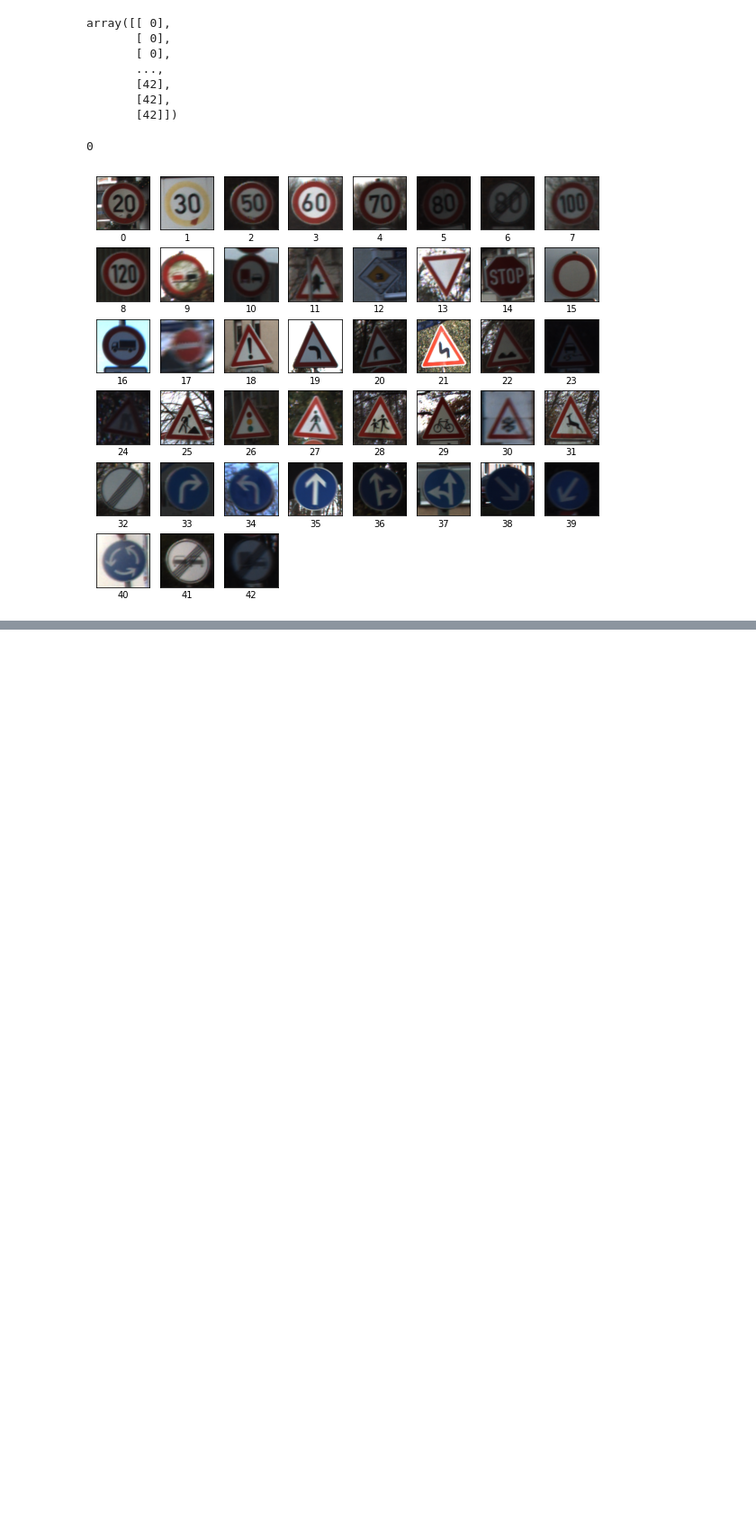
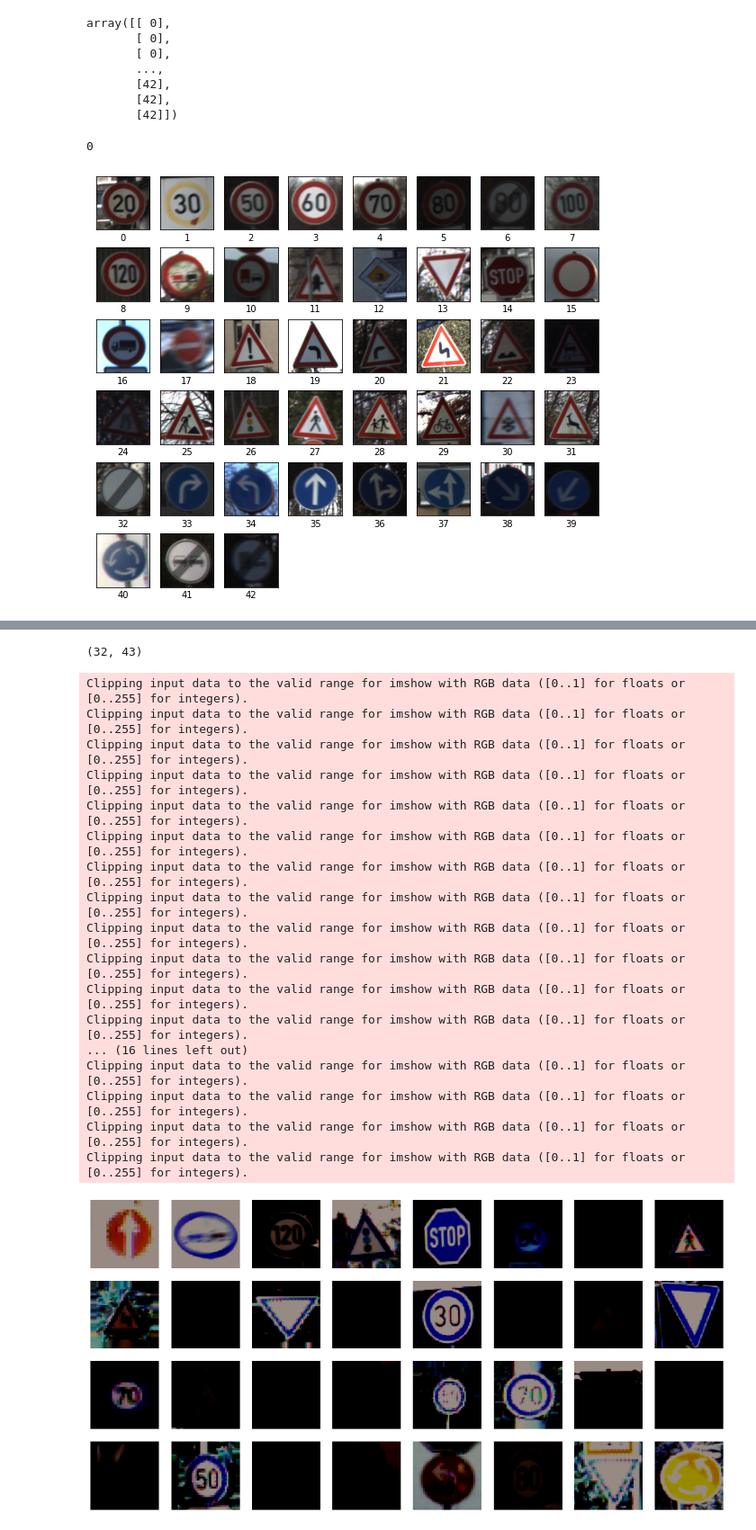
Before and after one commit to clara-kill/ml_tensorflow, a Jupyter notebook: Code/Starter.ipynb, the cells around one changed output, grey strips where cells are left out. Shown at 90% size. Drawn from its saved outputs; the diff is of its cells as text; code cells hidden in the pictures; blank space fills up the shorter version.

```diff
--- a/Code/Starter.ipynb
+++ b/Code/Starter.ipynb
@@ -248,3 +272,5 @@ for i in range(43):
     plt.xlabel(labels_list[select])
 # %% [output]
 [figure]
+# %%
+train_dir = '../content/Data - Copy/archive/Train'
@@ -252,0 +531,28 @@ x_train, x_val, y_train, y_val = train_test_split(data, labels_list, test_size =
+# %%
+val_generator.reset()
+x_val, y_val = next(val_generator)
+#y = to_categorical(pred_labels[0:32], num_classes = 43)
+y.shape
+# %% [output]
+(32, 43)
+# %%
+show_grid(x_val,4,8,label_list=y_val,show_labels=False,figsize=(20,10))
+# %% [output]
+Clipping input data to the valid range for imshow with RGB data ([0..1] for floats or [0..255] for integers).
+Clipping input data to the valid range for imshow with RGB data ([0..1] for floats or [0..255] for integers).
+Clipping input data to the valid range for imshow with RGB data ([0..1] for floats or [0..255] for integers).
+Clipping input data to the valid range for imshow with RGB data ([0..1] for floats or [0..255] for integers).
+Clipping input data to the valid range for imshow with RGB data ([0..1] for floats or [0..255] for integers).
+Clipping input data to the valid range for imshow with RGB data ([0..1] for floats or [0..255] for integers).
+Clipping input data to the valid range for imshow with RGB data ([0..1] for floats or [0..255] for integers).
+Clipping input data to the valid range for imshow with RGB data ([0..1] for floats or [0..255] for integers).
+Clipping input data to the valid range for imshow with RGB data ([0..1] for floats or [0..255] for integers).
+Clipping input data to the valid range for imshow with RGB data ([0..1] for floats or [0..255] for integers).
+Clipping input data to the valid range for imshow with RGB data ([0..1] for floats or [0..255] for integers).
+Clipping input data to the valid range for imshow with RGB data ([0..1] for floats or [0..255] for integers).
+... (16 lines left out)
+Clipping input data to the valid range for imshow with RGB data ([0..1] for floats or [0..255] for integers).
+Clipping input data to the valid range for imshow with RGB data ([0..1] for floats or [0..255] for integers).
+Clipping input data to the valid range for imshow with RGB data ([0..1] for floats or [0..255] for integers).
+Clipping input data to the valid range for imshow with RGB data ([0..1] for floats or [0..255] for integers).
+[figure, added]
```
Also changed, not shown: parts of 24 cells of this notebook.
